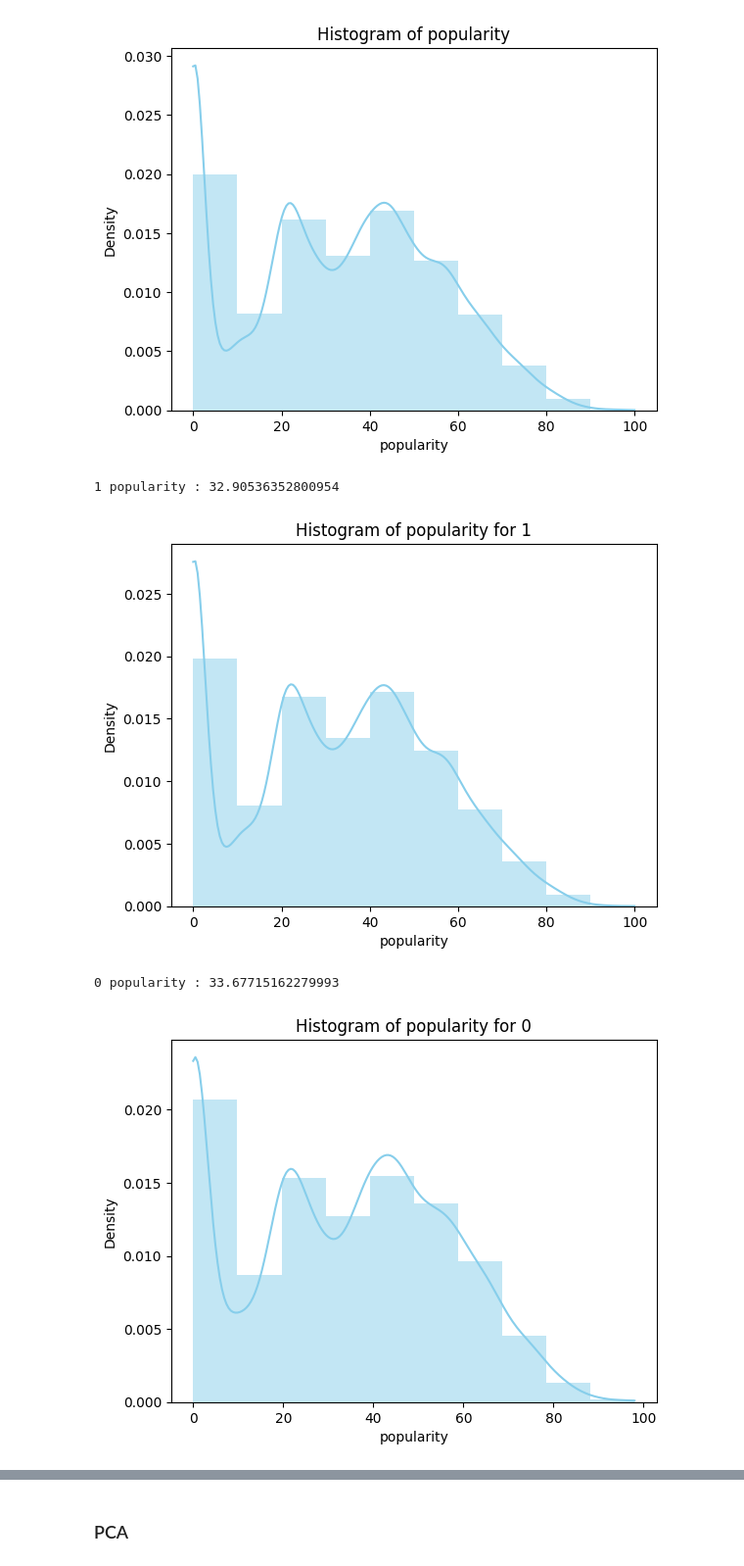
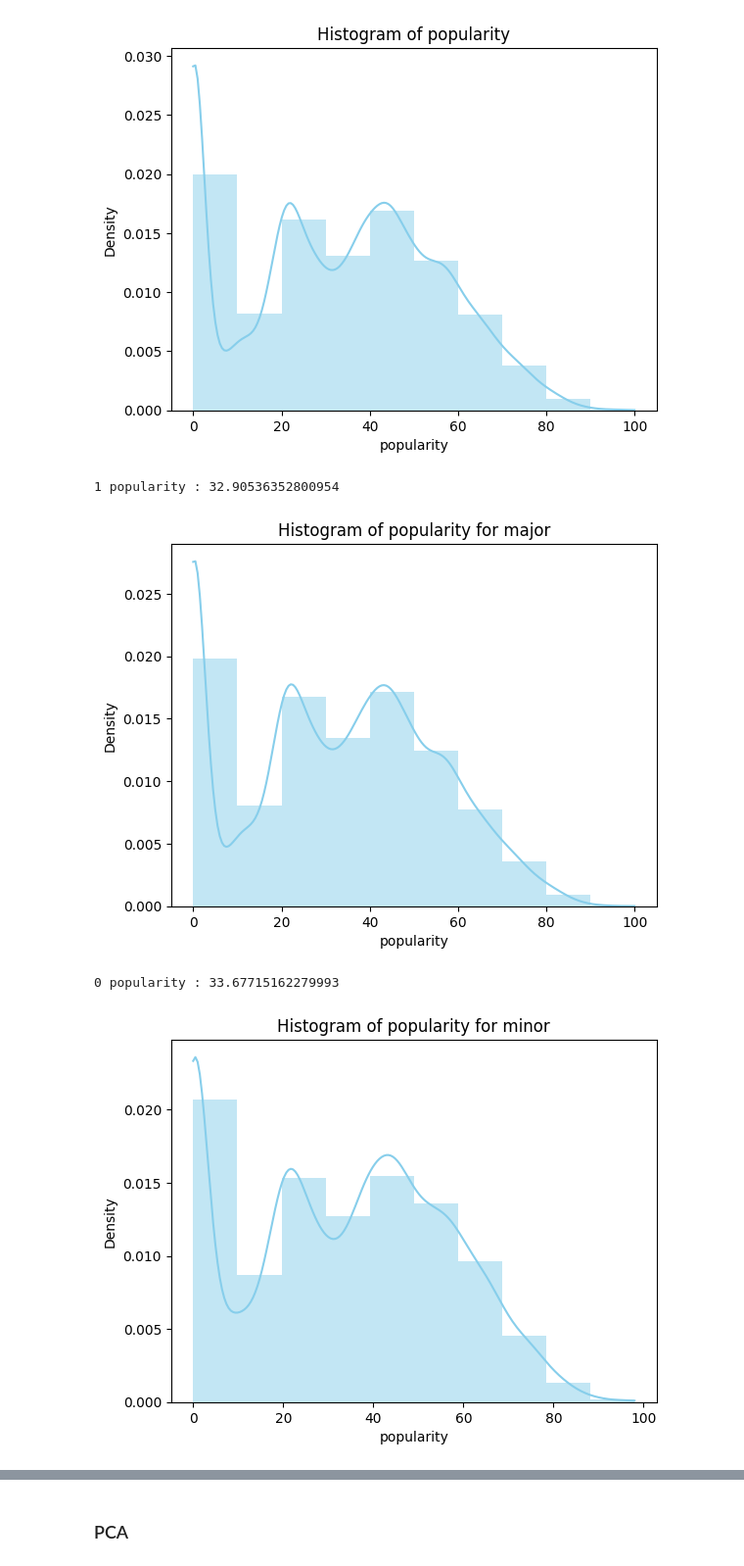
Before and after one commit to MorganScalabrino/Data-Challenge-M2, a Jupyter notebook: data_visualization_regression.ipynb, the cells around one changed output, grey strips where cells are left out. Shown at 98% size. Drawn from its saved outputs; the diff is of its cells as text; code cells hidden in the pictures.

Commit message:
images

```diff
--- a/data_visualization_regression.ipynb
+++ b/data_visualization_regression.ipynb
@@ -55,16 +57,16 @@ plt.show()
 [figure]
 # %%
 for mode in X["mode"].unique():
-    mode_popularity = y[X["mode"]==mode]
+    mode_popularity = y[X["mode"]==mode] #X[X["mode"]==mode]["danceability"]
     print(f"{mode} popularity : {mode_popularity.mean()}")
     sns.histplot(mode_popularity, kde=True, bins=10, color='skyblue', stat='density', linewidth=0)
     plt.xlabel('popularity')
     plt.ylabel('Density')
-    plt.title(f'Histogram of popularity for {mode}')
+    plt.title(f'Histogram of popularity for {"major" if mode==1 else "minor"}')
     plt.show()
 # %% [output]
 1 popularity : 32.90536352800954
-[figure, old version]
+[figure, new version]
 0 popularity : 33.67715162279993
-[figure, old version]
+[figure, new version]
 # %%
```
Also changed, not shown: parts of 6 cells of this notebook, 14 other files.
